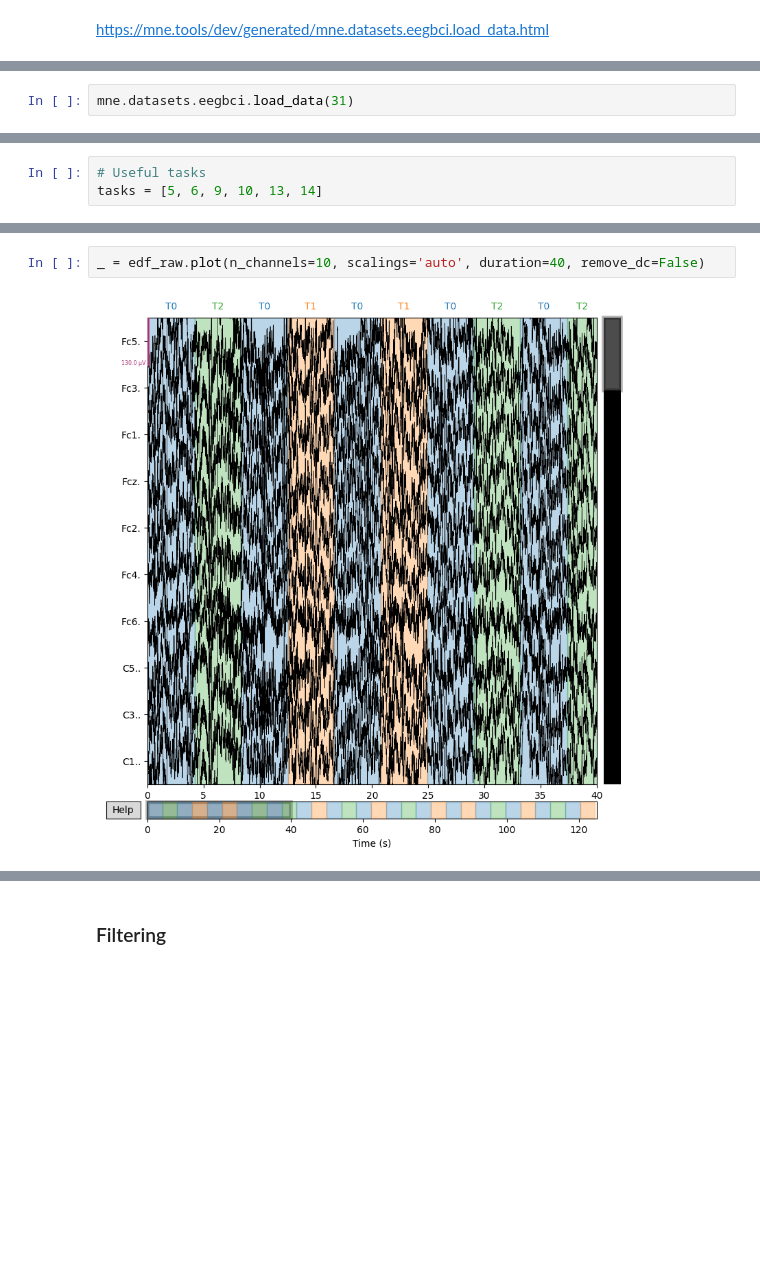
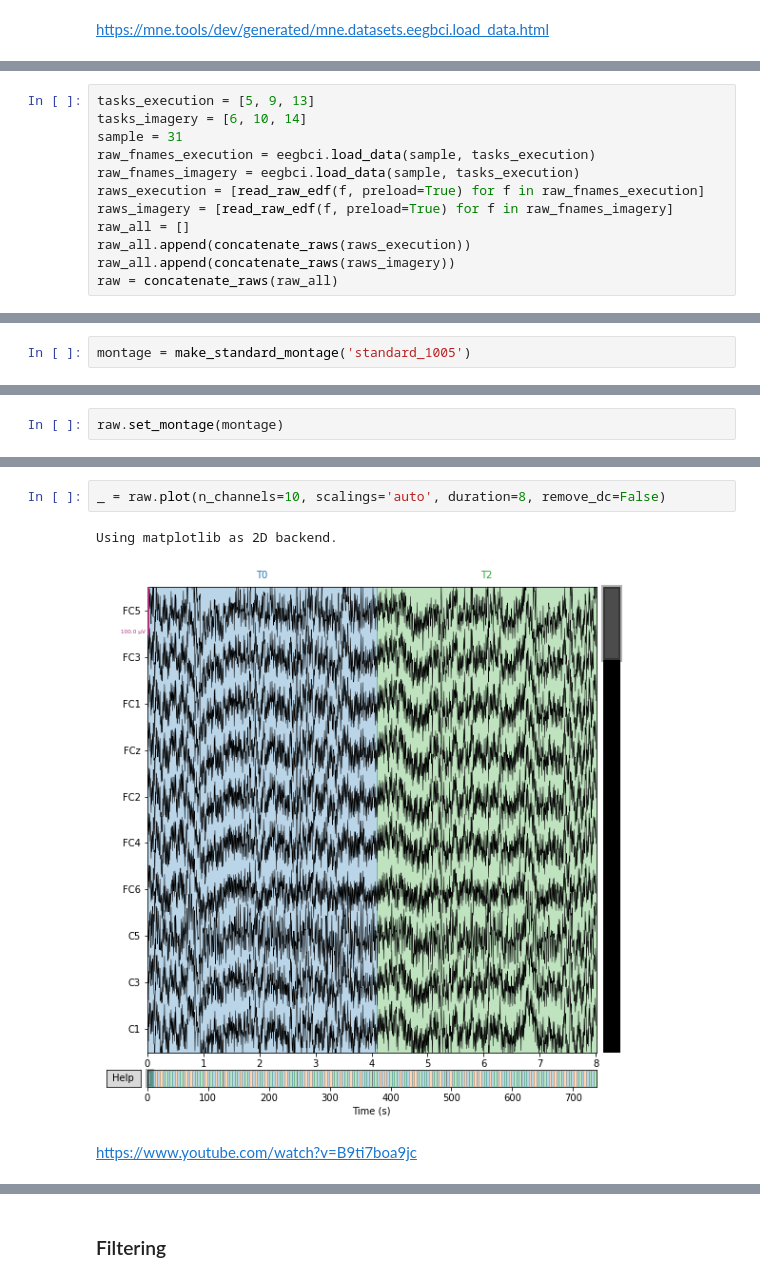
Before and after one commit to Bumbieris31/eegbci_analysis, a Jupyter notebook: total_perspective_vortex_guide.ipynb, the cells around one changed output, grey strips where cells are left out. Drawn from its saved outputs; the diff is of its cells as text; blank space fills up the shorter version.

Commit message:
visualize brainwaves

```diff
--- a/total_perspective_vortex_guide.ipynb
+++ b/total_perspective_vortex_guide.ipynb
@@ -8,2 +13,12 @@ https://mne.tools/dev/generated/mne.datasets.eegbci.load_data.html
 # %%
-mne.datasets.eegbci.load_data(31)
+tasks_execution = [5, 9, 13]
+tasks_imagery = [6, 10, 14]
+sample = 31
+raw_fnames_execution = eegbci.load_data(sample, tasks_execution)
+raw_fnames_imagery = eegbci.load_data(sample, tasks_execution)
+raws_execution = [read_raw_edf(f, preload=True) for f in raw_fnames_execution]
+raws_imagery = [read_raw_edf(f, preload=True) for f in raw_fnames_imagery]
+raw_all = []
+raw_all.append(concatenate_raws(raws_execution))
+raw_all.append(concatenate_raws(raws_imagery))
+raw = concatenate_raws(raw_all)
@@ -12,3 +47,2 @@ mne.datasets.eegbci.load_data(31)
 # %%
-# Useful tasks
-tasks = [5, 6, 9, 10, 13, 14]
+montage = make_standard_montage('standard_1005')
@@ -29,0 +49,2 @@ edf_raw.del_proj()
+# %%
+raw.set_montage(montage)
@@ -30,5 +64,8 @@ edf_raw.del_proj()
 # %%
-_ = edf_raw.plot(n_channels=10, scalings='auto', duration=40, remove_dc=False)
+_ = raw.plot(n_channels=10, scalings='auto', duration=8, remove_dc=False)
 # %% [output]
+Using matplotlib as 2D backend.
-[figure, old version]
+[figure, new version]
+# %% [markdown]
+https://www.youtube.com/watch?v=B9ti7boa9jc
 # %%
```
Also changed, not shown: parts of 22 cells of this notebook, 1 other file.
